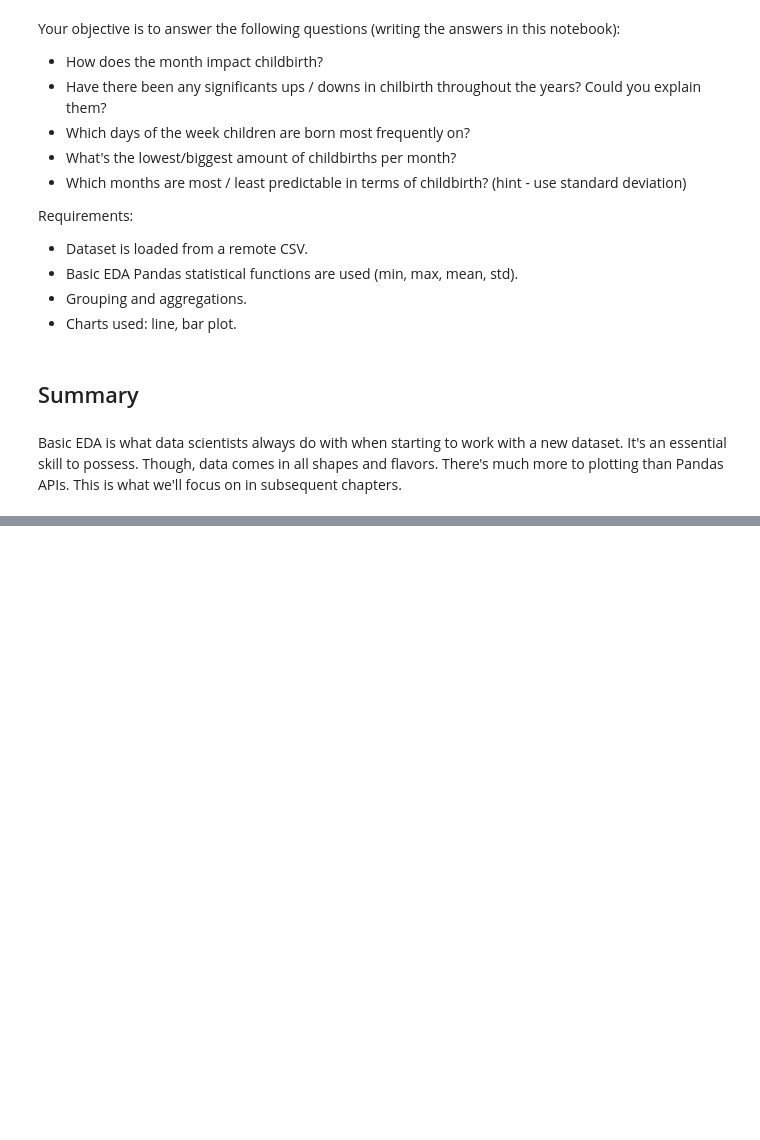
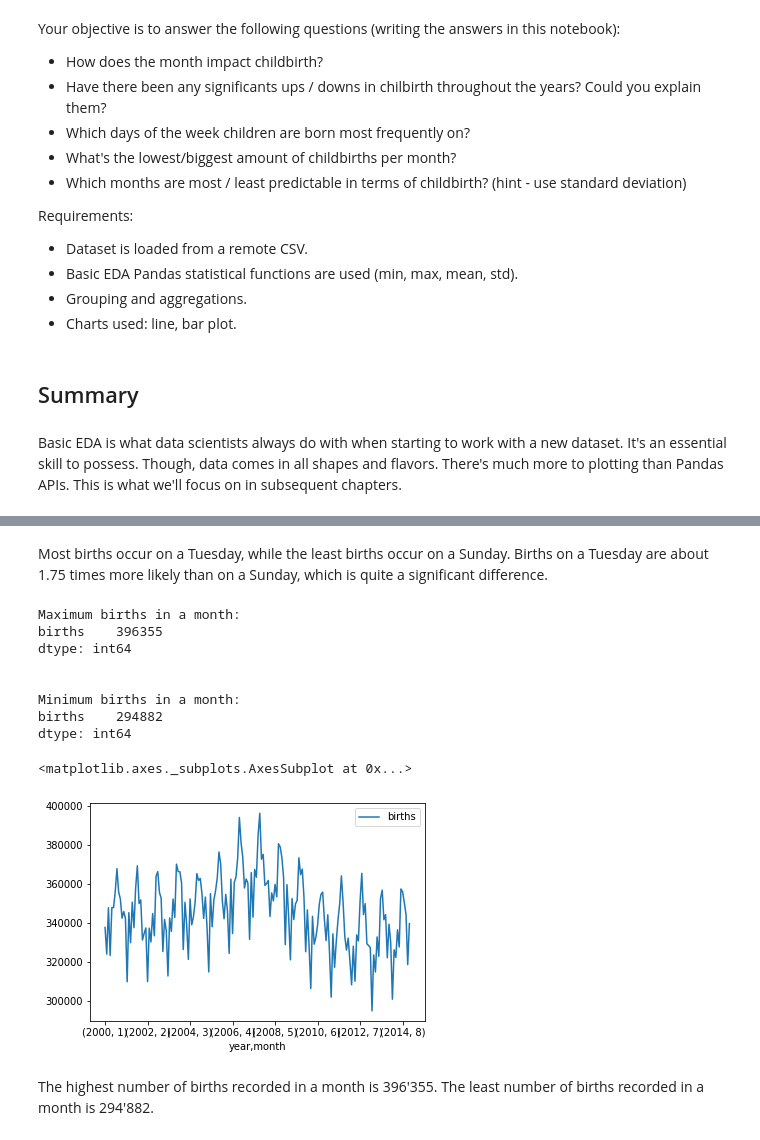
Before and after one commit to manderhub/turing-college-challenge, a Jupyter notebook: Turing_College_Technical_Challenge.ipynb, the cells around one changed output, grey strips where cells are left out. Cells and saved outputs as stored; diff of their text form; code cells hidden in the pictures; blank space fills up the shorter version.

```diff
--- a/Turing_College_Technical_Challenge.ipynb
+++ b/Turing_College_Technical_Challenge.ipynb
@@ -273,0 +346,24 @@ Basic EDA is what data scientists always do with when starting to work with a ne
+# %% [markdown]
+Most births occur on a Tuesday, while the least births occur on a Sunday. Births on a Tuesday are about 1.75 times more likely than on a Sunday, which is quite a significant difference.
+# %%
+us_births_year_month = us_births[["year", "month", "births"]].groupby(["year", "month"]).sum()
+print("Maximum births in a month:")
+print(us_births_year_month.max())
+print("\n")
+print("Minimum births in a month:")
+print(us_births_year_month.min())
+print("\n")
+us_births_year_month.plot()
+# %% [output]
+Maximum births in a month:
+births    396355
+dtype: int64
+
+
+Minimum births in a month:
+births    294882
+dtype: int64
+<matplotlib.axes._subplots.AxesSubplot at 0x...>
+[figure, added]
+# %% [markdown]
+The highest number of births recorded in a month is 396'355. The least number of births recorded in a month is 294'882.
```
Also changed, not shown: parts of 9 cells of this notebook.
